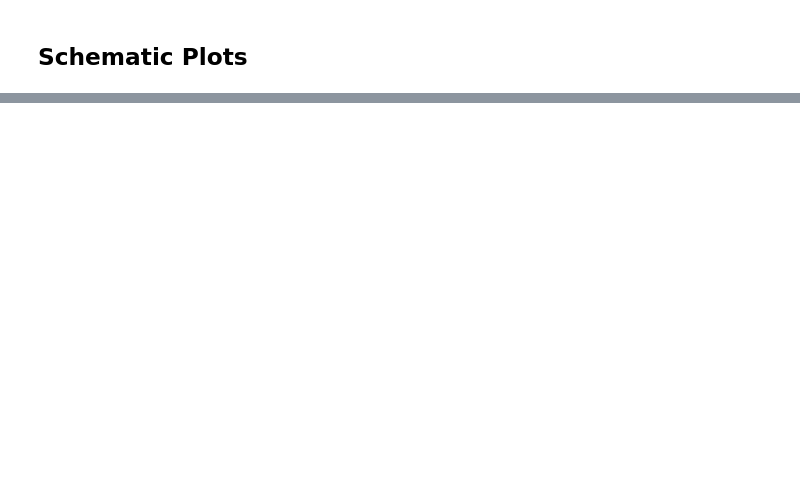
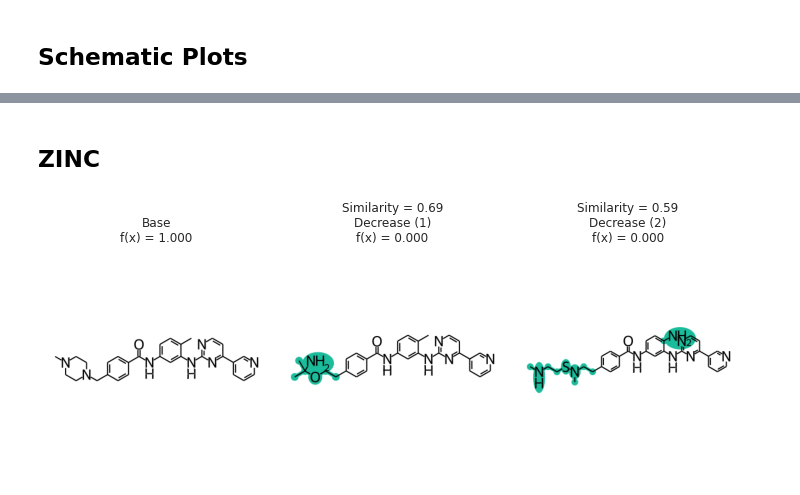
Before and after one commit to ur-whitelab/exmol, a Jupyter notebook: paper/RF.ipynb, the cells around one changed output, grey strips where cells are left out. Drawn from its saved outputs; the diff is of its cells as text; code cells hidden in the pictures; blank space fills up the shorter version.

Commit message:
First pass at figures

```diff
--- a/paper/RF.ipynb
+++ b/paper/RF.ipynb
@@ -155,0 +153,11 @@ plt.savefig('rf-schem-3.png', bbox_inches='tight', dpi=180)
+# %% [markdown]
+## ZINC
+# %%
+cspace = exmol.sample_space('Cc1ccc(cc1Nc2nccc(n2)c3cccnc3)NC(=O)c4ccc(cc4)CN5CCN(CC5)C', model_eval)
+zspace = exmol.sample_space('Cc1ccc(cc1Nc2nccc(n2)c3cccnc3)NC(=O)c4ccc(cc4)CN5CCN(CC5)C', model_eval, num_samples=500, preset='zinc')
+# %%
+fkw = {'figsize': (10, 4)}
+exmol.plot_cf(exmol.rcf_explain(cspace, nmols=4), figure_kwargs=fkw, mol_fontsize=26, mol_size=(400,400), nrows=1)
+plt.savefig('gleevac-cs.png', bbox_inches='tight', dpi=180)
+# %% [output]
+[figure, added]
```
Also changed, not shown: parts of 7 cells of this notebook, 1 other file.
